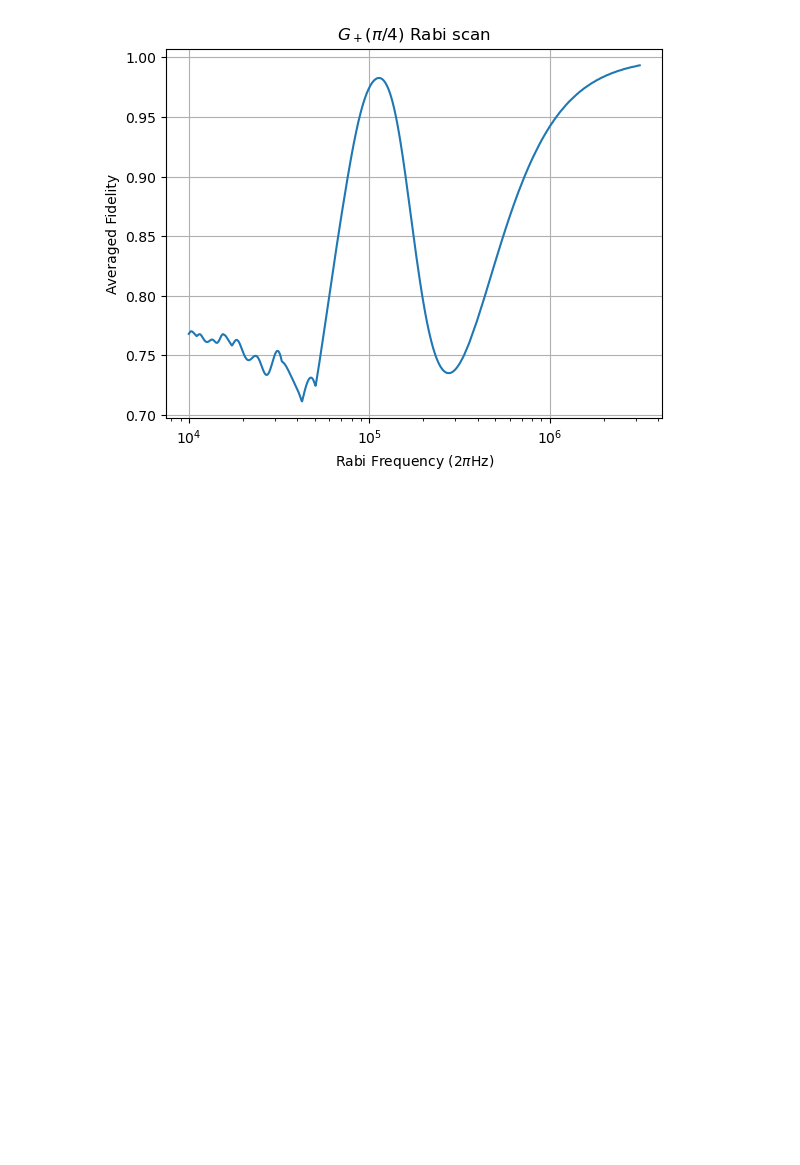
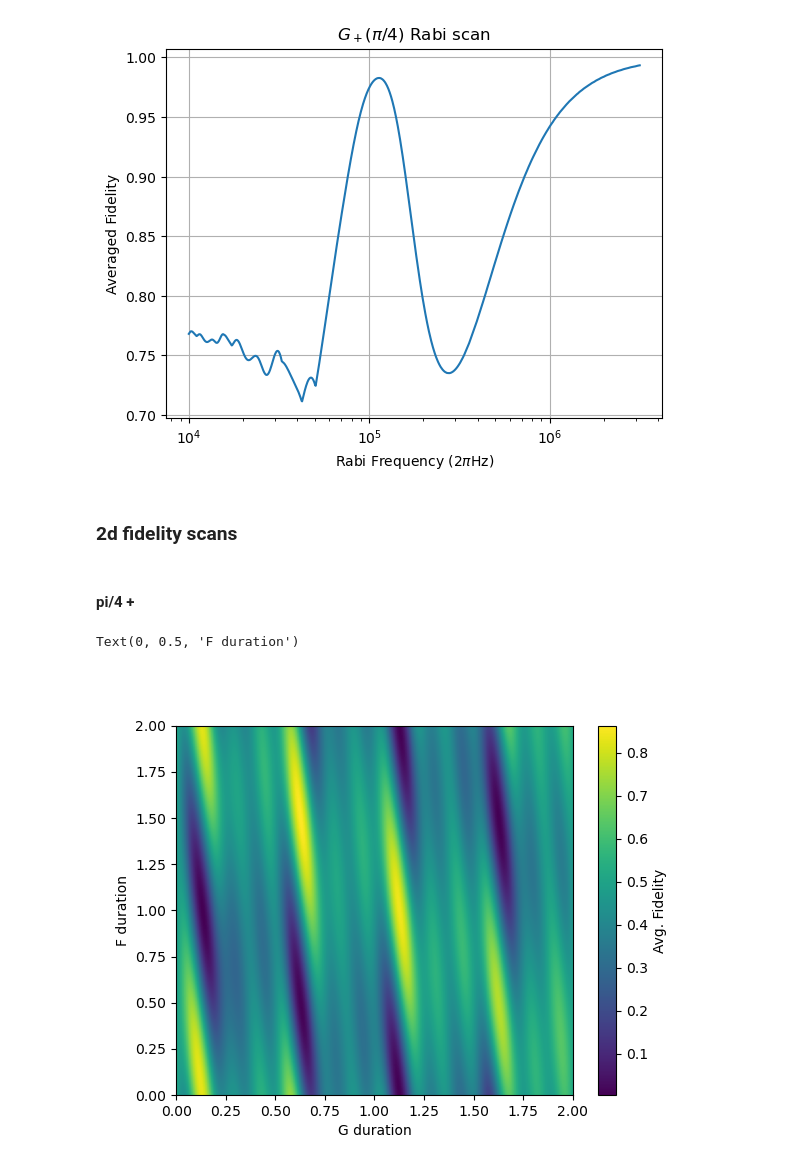
Before and after one commit to tr2g20/simulations, a Jupyter notebook: pulse_phase_evol.ipynb, the cells around one changed output. Cells and saved outputs as stored; diff of their text form; code cells hidden in the pictures; blank space fills up the shorter version.

```diff
--- a/pulse_phase_evol.ipynb
+++ b/pulse_phase_evol.ipynb
@@ -880,3 +879,7 @@ ax.grid()
 [figure]
 # %%
 np.savez('quartpi_rabiscan.npz',avg_fids=avg_fids, locs=locs, rabis=rabis)
+# %% [markdown]
+### 2d fidelity scans
+# %% [markdown]
+#### pi/4 +
@@ -882,0 +952,8 @@ np.savez('quartpi_rabiscan.npz',avg_fids=avg_fids, locs=locs, rabis=rabis)
+# %%
+fig, ax = plt.subplots()
+pc = ax.pcolormesh(MDFE_times*dR/pi, free_times*2/free_time, fid_sum, shading='auto', cmap='viridis')
+fig.colorbar(pc, ax=ax, label='Avg. Fidelity')
+ax.set_xlabel('G duration'); ax.set_ylabel('F duration')
+# %% [output]
+Text(0, 0.5, 'F duration')
+[figure, added]
```
Also changed, not shown: parts of 9 cells of this notebook, 4 other files.
